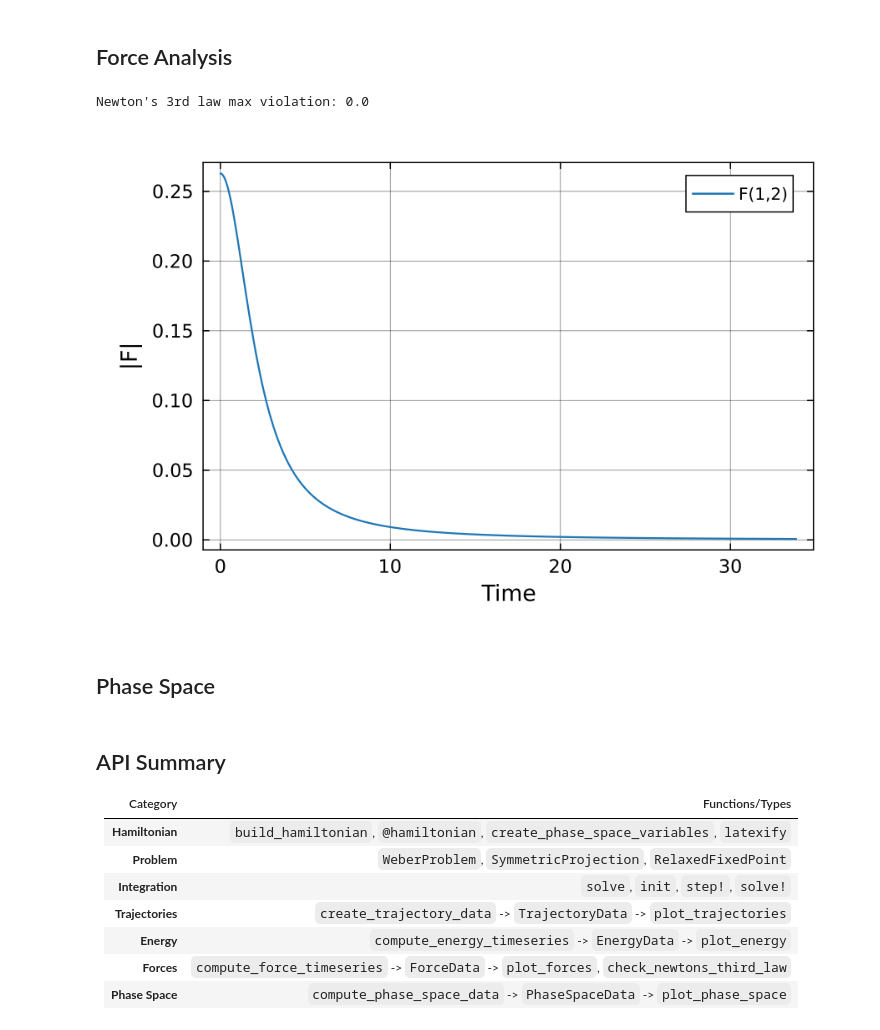
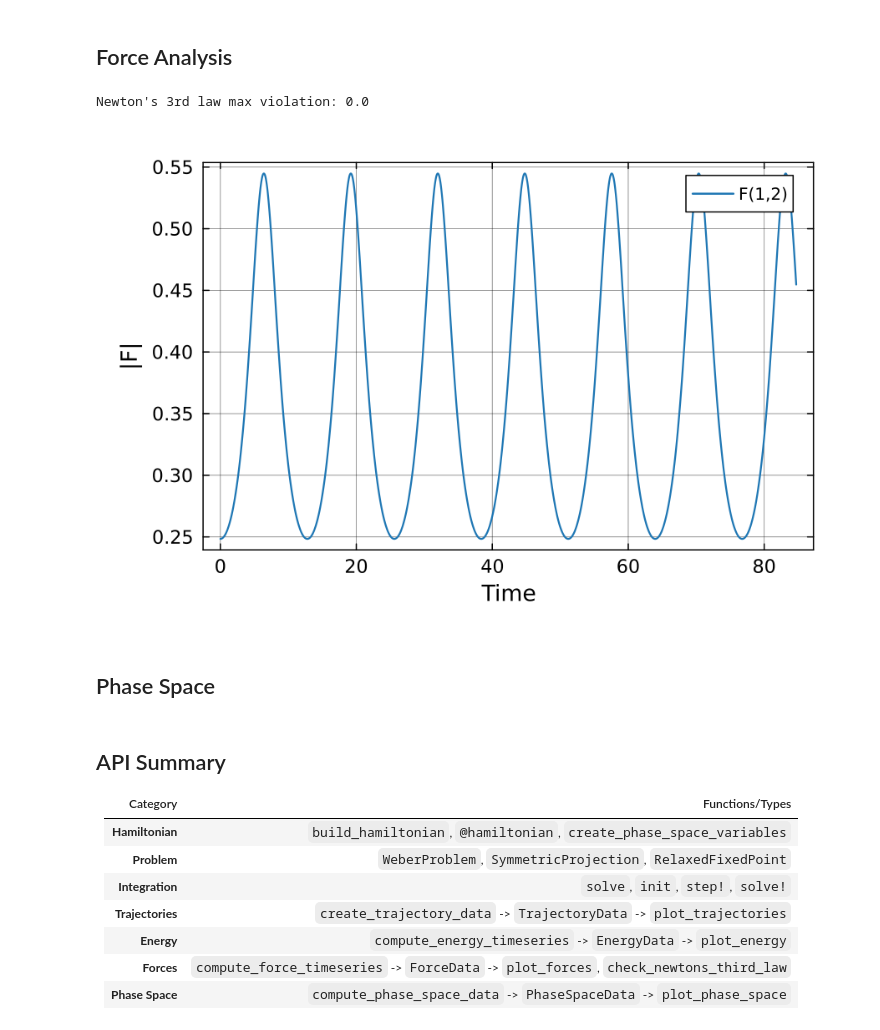
Before and after one commit to WeberElectrodynamics/WeberElectrodynamics.jl, a Jupyter notebook: examples/two_body_reference.ipynb, the cells around one changed output. Saved outputs shown, nothing was run; the diff lists cells and outputs as text; code cells hidden in the pictures.

```diff
--- a/examples/two_body_reference.ipynb
+++ b/examples/two_body_reference.ipynb
@@ -68,20 +80,20 @@ H.qdot_sym[1]  # dq₁/dt
 ## Problem Setup
 # %%
 m1, m2 = 1.0, 0.1
-k = 0.1
+k = -0.1  # Negative for attractive interaction (bound orbits)
 c = 4.0
 params = [m1, m2, k, c]
 
 r0 = 2.0
 M = m1 + m2
-v_circ = sqrt(k * M / (m1 * m2 * r0))
-v_scale = 0.7
+v_circ = sqrt(abs(k) * M / (m1 * m2 * r0))
+v_scale = 0.9  # Slightly sub-circular for visible ellipticity
 
 q0 = [-m2/M * r0, 0.0, m1/M * r0, 0.0]
 p0 = [0.0, m1 * (-m2/M * v_circ * v_scale), 0.0, m2 * (m1/M * v_circ * v_scale)]
 
-T_orbit = 2π * sqrt(r0^3 * m1 * m2 / (k * M))
-tspan = (0.0, 2 * T_orbit)
+T_orbit = 2π * sqrt(r0^3 * m1 * m2 / (abs(k) * M))
+tspan = (0.0, 5 * T_orbit)  # 5 orbits to see precession clearly
 
 alg = SymmetricProjection(solver=RelaxedFixedPoint(relaxation=0.25))
 prob = WeberProblem(H, tspan, q0, p0; params=params, dt=0.001, tolerance=1e-12)
@@ -156,16 +168,16 @@ Relative range: 1.8961141224730774e-9
 ## Force Analysis
 # %%
 masses = [m1, m2]
-charges = [1.0, 1.0]
+charges = [1.0, -1.0]  # Opposite charges for attractive interaction
 
 forces = compute_force_timeseries(sol, n_particles, dims, masses, charges, c; stride=10)
 
 n3 = check_newtons_third_law(forces)
 println("Newton's 3rd law max violation: ", n3.global_max_violation)
 
 plot_forces(forces)
 # %% [output]
 Newton's 3rd law max violation: 0.0
-[figure, old version]
+[figure, new version]
 # %% [markdown]
 ## Phase Space
@@ -186,7 +186,7 @@ Newton's 3rd law max violation: 0.0
 
 | Category | Functions/Types |
 |----------|----------------|
-| **Hamiltonian** | `build_hamiltonian`, `@hamiltonian`, `create_phase_space_variables`, `latexify` |
+| **Hamiltonian** | `build_hamiltonian`, `@hamiltonian`, `create_phase_space_variables` |
 | **Problem** | `WeberProblem`, `SymmetricProjection`, `RelaxedFixedPoint` |
 | **Integration** | `solve`, `init`, `step!`, `solve!` |
 | **Trajectories** | `create_trajectory_data` -> `TrajectoryData` -> `plot_trajectories` |
```
Also changed, not shown: parts of 8 cells of this notebook, 3 other files.
